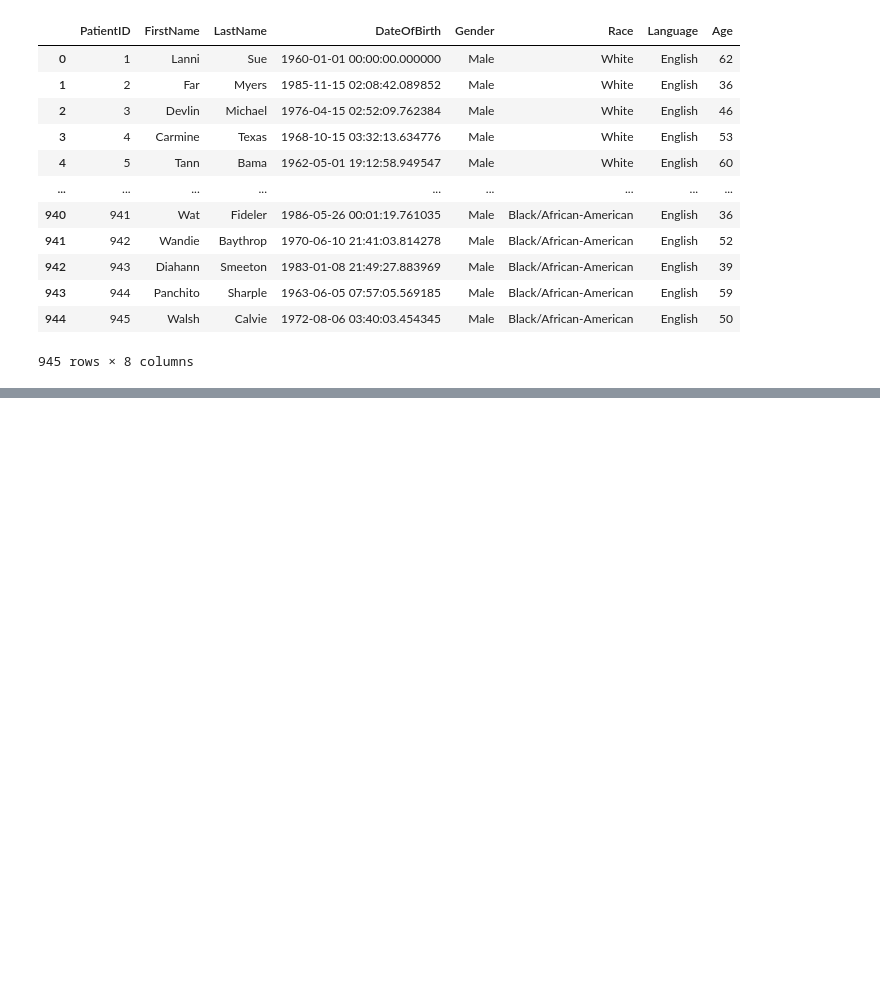
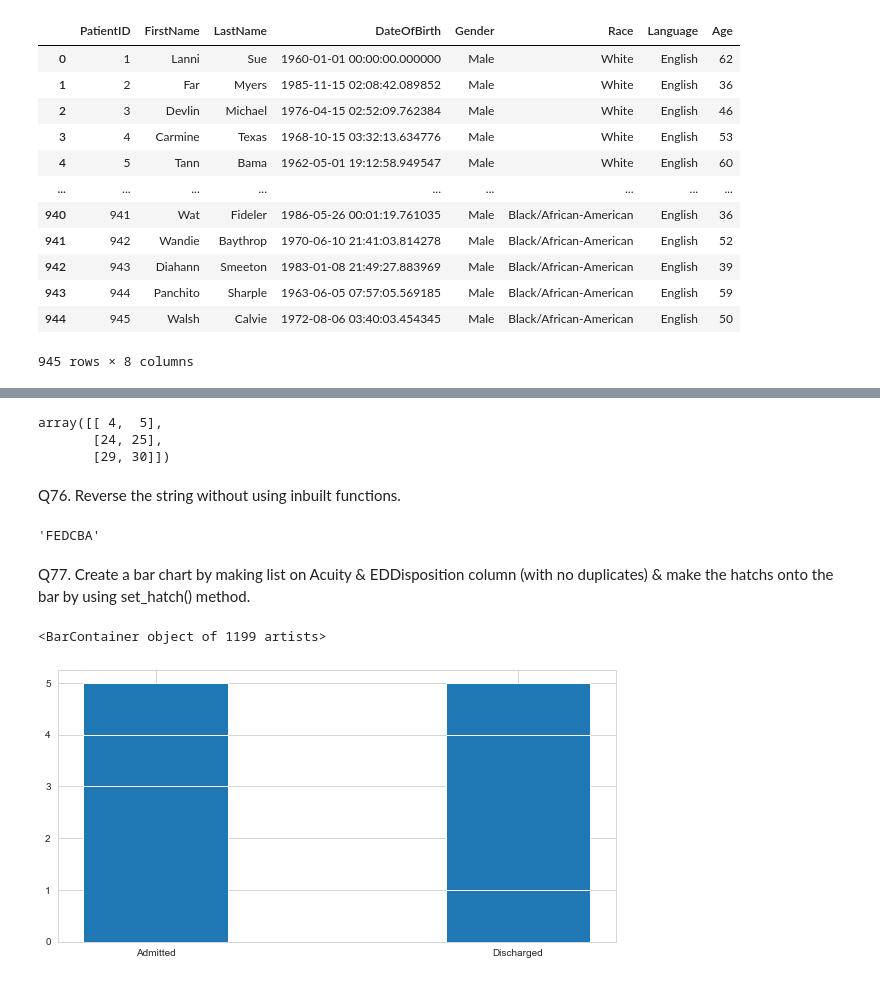
Before and after one commit to ArchanaDevaraju/python-warriors, a Jupyter notebook: Archana_Pythoncode.ipynb, the cells around one changed output, grey strips where cells are left out. Cells and saved outputs as stored; diff of their text form; code cells hidden in the pictures; blank space fills up the shorter version.

```diff
--- a/Archana_Pythoncode.ipynb
+++ b/Archana_Pythoncode.ipynb
@@ -141,0 +443,34 @@ df_PA
+# %%
+array1[[0,4,5], 3:5]
+# %% [output]
+array([[ 4,  5],
+       [24, 25],
+       [29, 30]])
+# %% [markdown]
+Q76. Reverse the string without using inbuilt functions.
+# %%
+def reverse_string(s):
+    return s[::-1]
+
+input_str = 'ABCDEF'
+reverse_string(input_str)
+# %% [output]
+'FEDCBA'
+# %% [markdown]
+Q77. Create a bar chart by making list on Acuity & EDDisposition column (with no duplicates) & make the hatchs onto the bar by using set_hatch() method.
+# %%
+X = df_EDV["Acuity"]
+Y = df_EDV["EDDisposition"]
+# %%
+fig = plt.figure(figsize = (10, 5))
+bar = plt.bar(Y, X,  width = 0.4)
+
+bar[0].set_hatch('/')
+bar[1].set_hatch('o')
+bar[2].set_hatch('*')
+bar[3].set_hatch('$')
+bar[4].set_hatch('#')
+bar
+# %% [output]
+<BarContainer object of 1199 artists>
+[figure, added]
```
Also changed, not shown: parts of 44 cells of this notebook.
